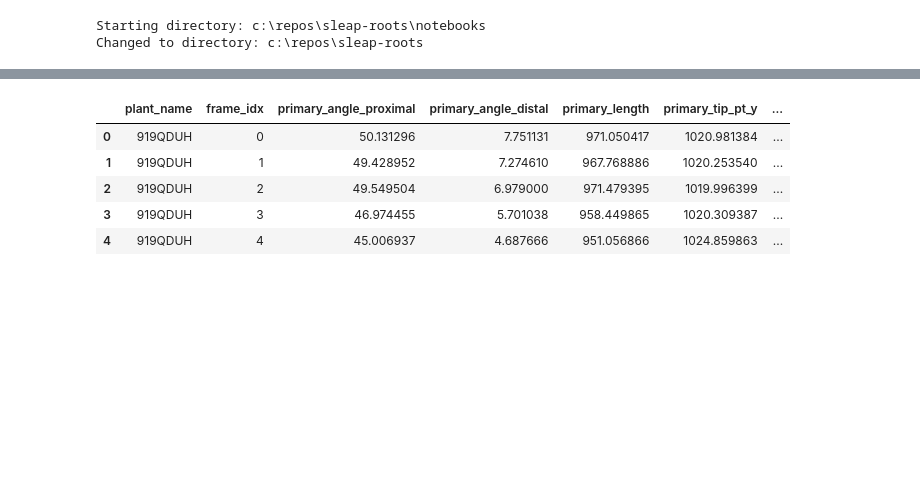
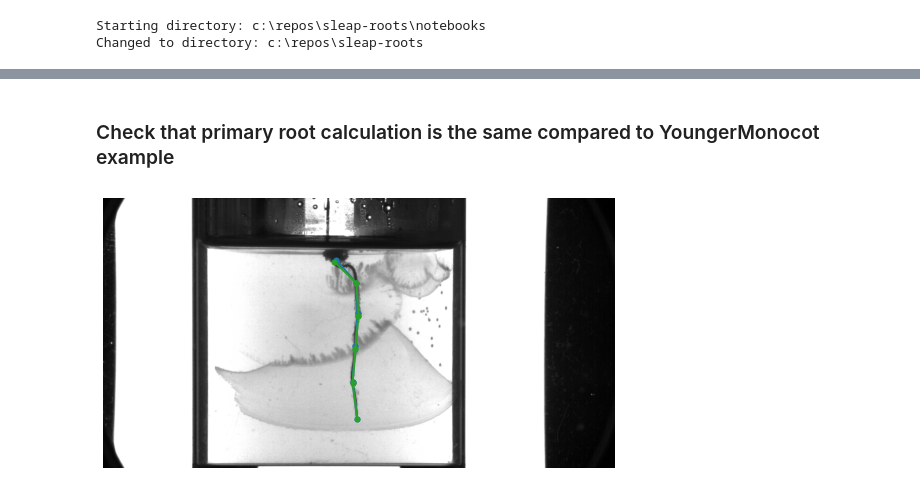
Before and after one commit to talmolab/sleap-roots, a Jupyter notebook: notebooks/PrimaryRootPipeline.ipynb, the cells around one changed output, grey strips where cells are left out. Drawn from its saved outputs; the diff is of its cells as text; code cells hidden in the pictures; blank space fills up the shorter version.

```diff
--- a/notebooks/PrimaryRootPipeline.ipynb
+++ b/notebooks/PrimaryRootPipeline.ipynb
@@ -204,10 +195 @@ dicot_df_indexed = dicot_df.copy()[cols]
-# %%
-dicot_df_indexed.head()
-# %% [output]
-|  | plant_name | frame_idx | primary_angle_proximal | primary_angle_distal | primary_length | primary_tip_pt_y | ... |
-| 0 | 919QDUH | 0 | 50.131296 | 7.751131 | 971.050417 | 1020.981384 | ... |
-| 1 | 919QDUH | 1 | 49.428952 | 7.274610 | 967.768886 | 1020.253540 | ... |
-| 2 | 919QDUH | 2 | 49.549504 | 6.979000 | 971.479395 | 1019.996399 | ... |
-| 3 | 919QDUH | 3 | 46.974455 | 5.701038 | 958.449865 | 1020.309387 | ... |
-| 4 | 919QDUH | 4 | 45.006937 | 4.687666 | 951.056866 | 1024.859863 | ... |
 # %%
@@ -214,0 +197,11 @@ pd.testing.assert_frame_equal(left=dicot_df_indexed, right=primary_root_df)
+# %% [markdown]
+### Check that primary root calculation is the same compared to YoungerMonocot example
+# %%
+folder_path = "tests/data/rice_3do"
+younger_monocot_slps = sr.find_all_slp_paths(folder_path)
+all_younger_monocot_series = sr.load_series_from_slps(younger_monocot_slps, h5s=True)
+series_0k9e5bi = [series for series in all_younger_monocot_series if series.series_name == "0K9E8BI"][0]
+
+series_0k9e5bi.plot(0, scale=0.25)
+# %% [output]
+[figure, added]
```
Also changed, not shown: parts of 9 cells of this notebook, 1 other file.
